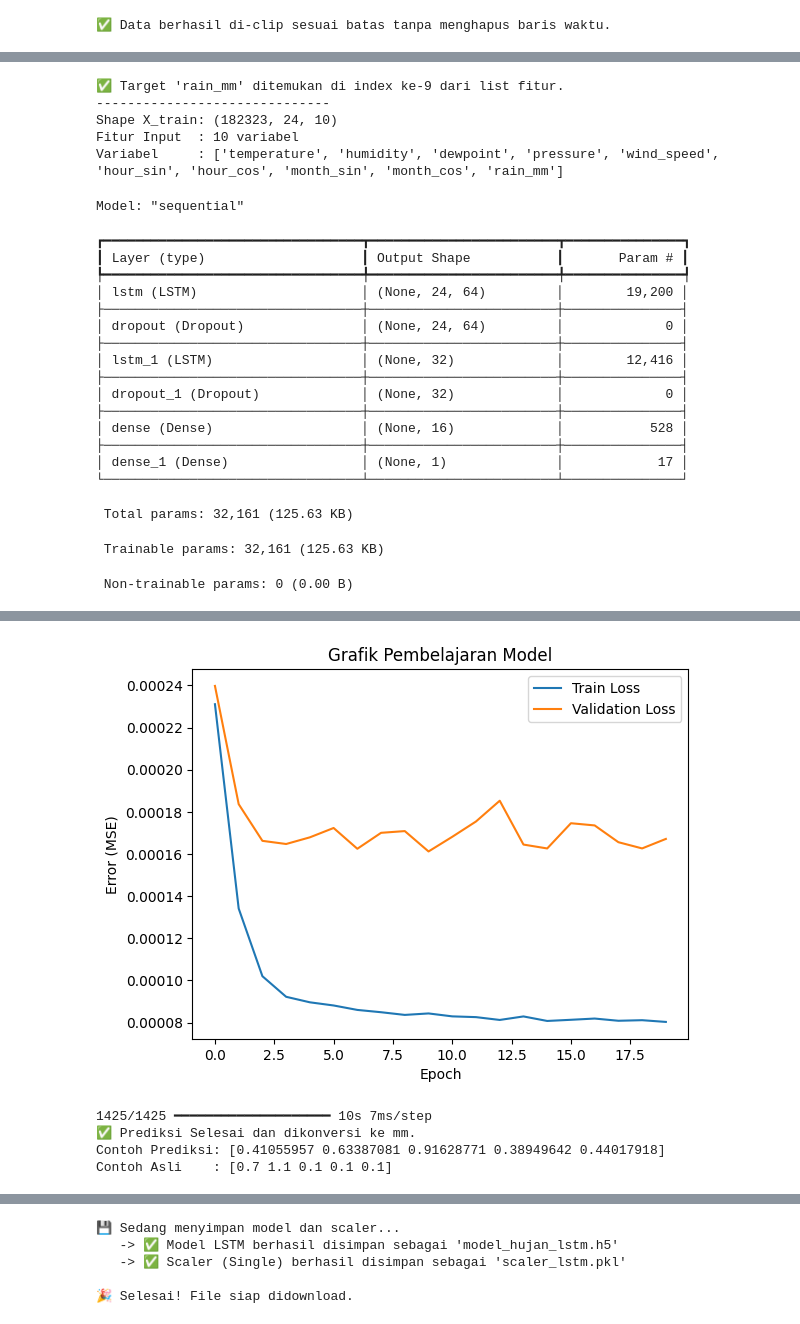
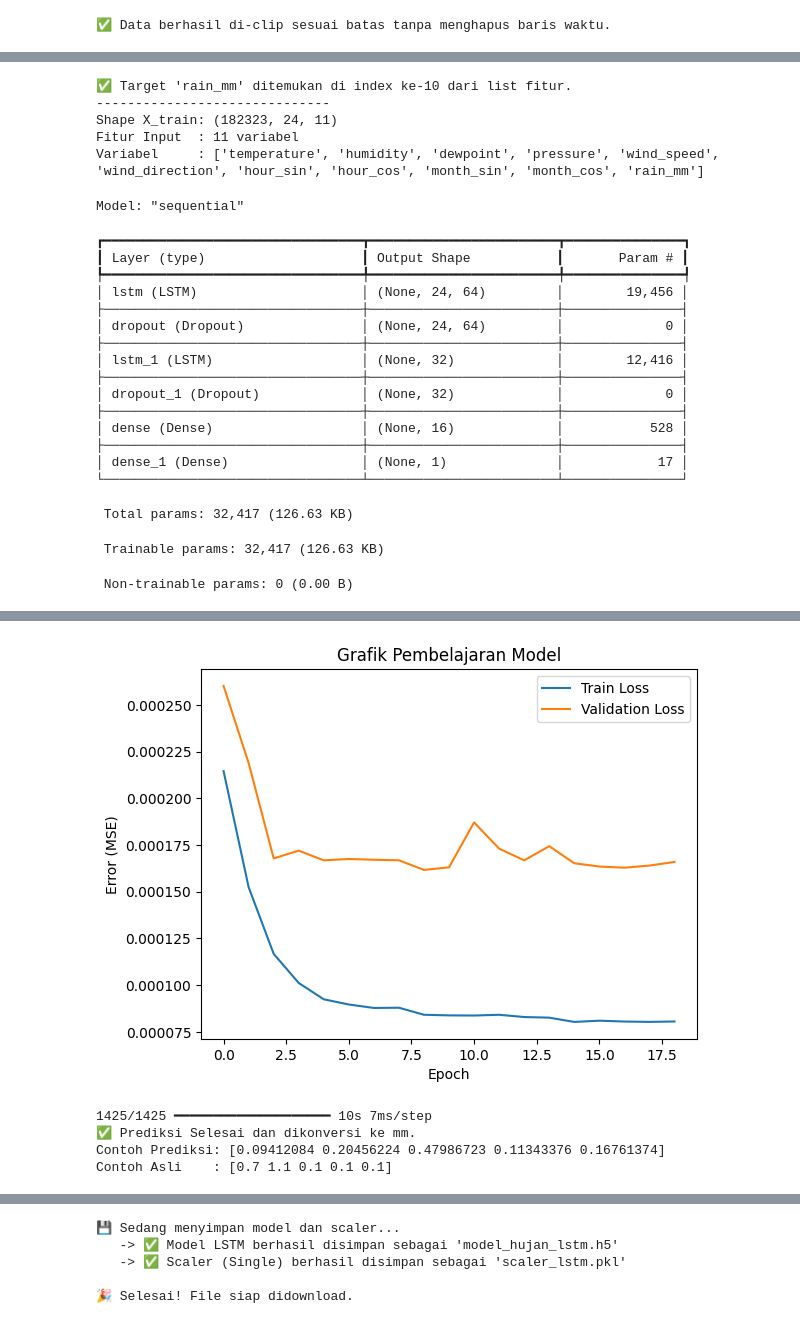
Before and after one commit to evanalif113/Catatan_Meteorologi, a Jupyter notebook: model-prediksi-estimasi-dengan-lstm.ipynb, the cells around one changed output, grey strips where cells are left out. Drawn from its saved outputs; the diff is of its cells as text; code cells hidden in the pictures.

Commit message:
Kaggle Notebook | Model Prediksi Estimasi dengan LSTM | Version 10

```diff
--- a/model-prediksi-estimasi-dengan-lstm.ipynb
+++ b/model-prediksi-estimasi-dengan-lstm.ipynb
@@ -271,7 +271,7 @@ df_lstm['month_cos'] = np.cos(2 * np.pi * df_lstm.index.month / 12)
 # A. Pilih Fitur (Update dengan Fitur Baru)
 # Urutan: Fisika -> Waktu -> Target
 fitur_input = [
-    'temperature', 'humidity','dewpoint', 'pressure', 'wind_speed', # Fisika Dasar
+    'temperature', 'humidity','dewpoint', 'pressure', 'wind_speed','wind_direction', # Fisika Dasar
     'hour_sin', 'hour_cos', 'month_sin', 'month_cos',    # Waktu (Baru)
     'rain_mm'                                            # Target
 ]
@@ -310,11 +310,11 @@ print(f"Shape X_train: {X_train.shape}")
 print(f"Fitur Input  : {len(fitur_input)} variabel")
 print(f"Variabel     : {fitur_input}")
 # %% [output]
-✅ Target 'rain_mm' ditemukan di index ke-9 dari list fitur.
+✅ Target 'rain_mm' ditemukan di index ke-10 dari list fitur.
 ------------------------------
-Shape X_train: (182323, 24, 10)
-Fitur Input  : 10 variabel
-Variabel     : ['temperature', 'humidity', 'dewpoint', 'pressure', 'wind_speed', 'hour_sin', 'hour_cos', 'month_sin', 'month_cos', 'rain_mm']
+Shape X_train: (182323, 24, 11)
+Fitur Input  : 11 variabel
+Variabel     : ['temperature', 'humidity', 'dewpoint', 'pressure', 'wind_speed', 'wind_direction', 'hour_sin', 'hour_cos', 'month_sin', 'month_cos', 'rain_mm']
 # %%
 model = Sequential()
 
@@ -349,7 +349,7 @@ Model: "sequential"
 ┏━━━━━━━━━━━━━━━━━━━━━━━━━━━━━━━━━┳━━━━━━━━━━━━━━━━━━━━━━━━┳━━━━━━━━━━━━━━━┓
 ┃ Layer (type)                    ┃ Output Shape           ┃       Param # ┃
 ┡━━━━━━━━━━━━━━━━━━━━━━━━━━━━━━━━━╇━━━━━━━━━━━━━━━━━━━━━━━━╇━━━━━━━━━━━━━━━┩
-│ lstm (LSTM)                     │ (None, 24, 64)         │        19,200 │
+│ lstm (LSTM)                     │ (None, 24, 64)         │        19,456 │
 ├─────────────────────────────────┼────────────────────────┼───────────────┤
 │ dropout (Dropout)               │ (None, 24, 64)         │             0 │
 ├─────────────────────────────────┼────────────────────────┼───────────────┤
@@ -361,8 +361,8 @@ Model: "sequential"
 ├─────────────────────────────────┼────────────────────────┼───────────────┤
 │ dense_1 (Dense)                 │ (None, 1)              │            17 │
 └─────────────────────────────────┴────────────────────────┴───────────────┘
- Total params: 32,161 (125.63 KB)
+ Total params: 32,417 (126.63 KB)
- Trainable params: 32,161 (125.63 KB)
+ Trainable params: 32,417 (126.63 KB)
  Non-trainable params: 0 (0.00 B)
 # %%
 # =========================================================
@@ -375,7 +375,7 @@ early_stop = EarlyStopping(monitor='val_loss', patience=10, restore_best_weights
 history = model.fit(
     X_train, y_train,
     epochs=100,          # Maksimal 50 putaran (biasanya epoch 20 udah stop)
-    batch_size=64,      # Sekali belajar 32 data
+    batch_size=128,      # Sekali belajar 32 data
     validation_data=(X_test, y_test),
     callbacks=[early_stop],
     verbose=1
@@ -410,4 +410,4 @@ Epoch 20/100
-[figure, old version]
+[figure, new version]
 # %%
 # =========================================================
 # 5. PREDIKSI & INVERSE TRANSFORM
@@ -447,7 +447,7 @@ print(f"Contoh Asli    : {y_test_final[:5]}")
 # %% [output]
 1425/1425 ━━━━━━━━━━━━━━━━━━━━ 10s 7ms/step
 ✅ Prediksi Selesai dan dikonversi ke mm.
-Contoh Prediksi: [0.41055957 0.63387081 0.91628771 0.38949642 0.44017918]
+Contoh Prediksi: [0.09412084 0.20456224 0.47986723 0.11343376 0.16761374]
 Contoh Asli    : [0.7 1.1 0.1 0.1 0.1]
 # %%
 from sklearn.metrics import mean_absolute_error, mean_squared_error, r2_score, confusion_matrix
```
Also changed, not shown: parts of 6 cells of this notebook.
